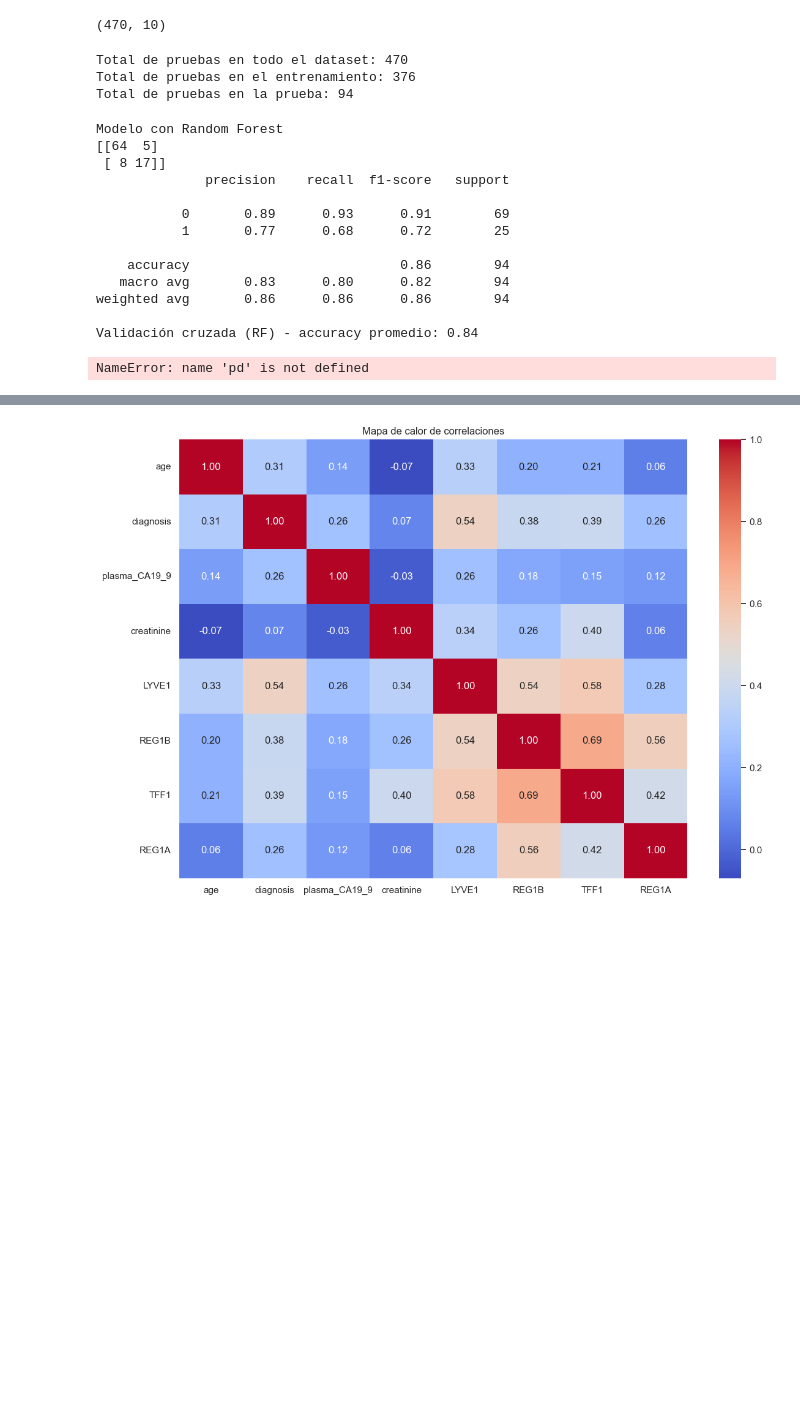
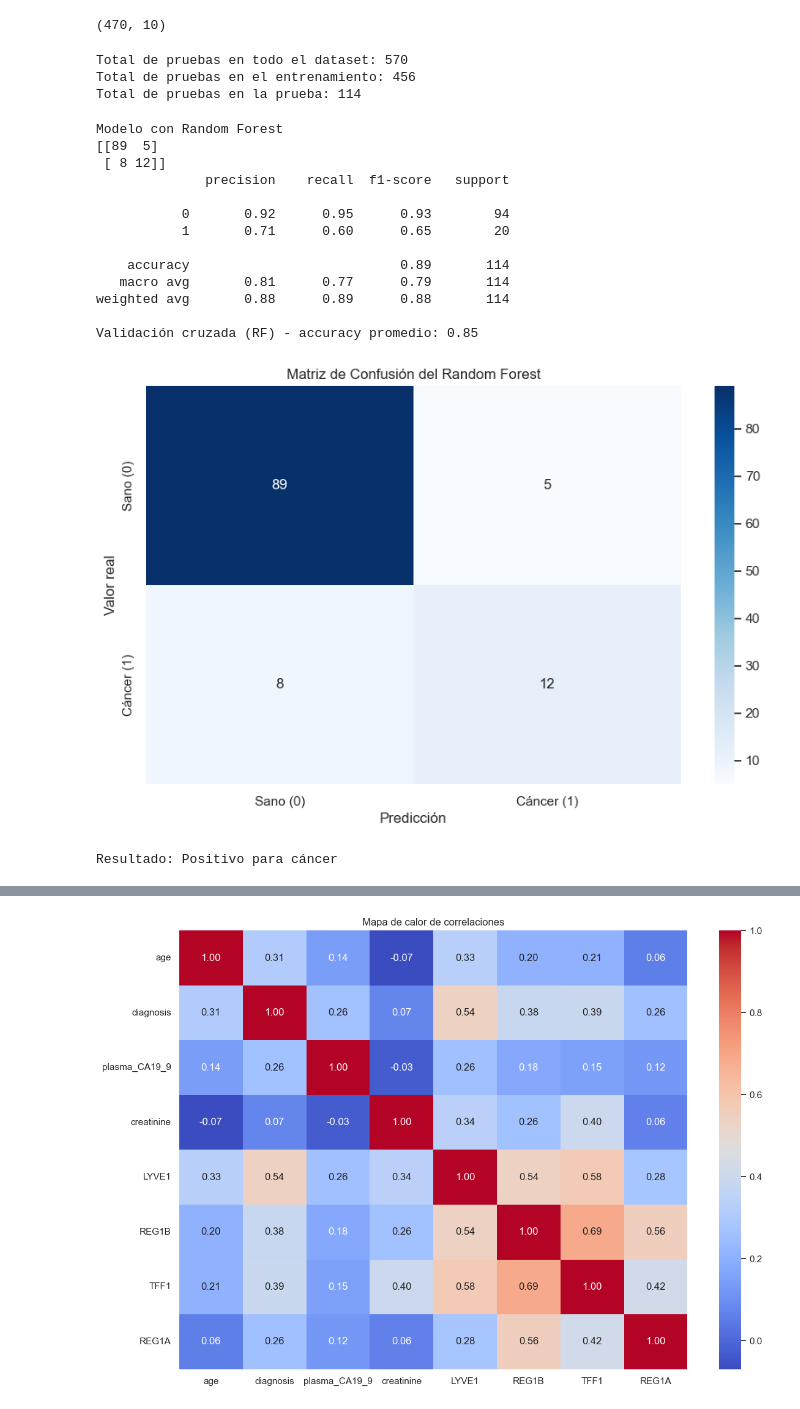
Before and after one commit to Pepe08tn/Proyecto-PIA-2025, a Jupyter notebook: notebooks/note.ipynb, the cells around one changed output, grey strips where cells are left out. Cells and saved outputs as stored; diff of their text form; code cells hidden in the pictures; blank space fills up the shorter version.

```diff
--- a/notebooks/note.ipynb
+++ b/notebooks/note.ipynb
@@ -227,10 +220,25 @@ new_df = df[mask]
 new_df.shape
 # %% [output]
 (470, 10)
+# %%
+nuevos_datos_para_entrenamineto = pd.DataFrame({
+    'age': np.random.normal(65, 10, 100),
+    'plasma_CA19_9': np.random.normal(80, 50, 100),
+    'creatinine': np.random.normal(0.9, 0.2, 100),
+    'LYVE1': np.random.normal(1.5, 0.3, 100),
+    'REG1B': np.random.normal(60, 20, 100),
+    'TFF1': np.random.normal(600, 200, 100),
+    'REG1A': np.random.normal(1200, 400, 100),
+    'sex_F': np.random.choice([True, False], 100)
+})
+nuevos_datos_para_entrenamineto['sex_M'] = ~nuevos_datos_para_entrenamineto['sex_F']
+nuevos_datos_para_entrenamineto['diagnosis'] = np.random.choice([0, 1], size=100, p=[0.9, 0.1])
 # %%
 # División de datos corregida
-X = new_df.drop(["diagnosis"], axis=1)
-y = new_df["diagnosis"]
+df_ampliado = pd.concat([new_df, nuevos_datos_para_entrenamineto], ignore_index=True)
+
+X = df_ampliado.drop(["diagnosis"], axis=1)
+y = df_ampliado["diagnosis"]
 
 # CORRECTO: se usa 'test_size' en lugar de 'tamano'
 x_entrenamiento, x_prueba, y_entrenamiento, y_prueba = train_test_split(X, y, test_size=0.2, random_state=60)
@@ -239,9 +247,9 @@ print(f"Total de pruebas en todo el dataset: {len(X)}")
 print(f"Total de pruebas en el entrenamiento: {len(x_entrenamiento)}")
 print(f"Total de pruebas en la prueba: {len(x_prueba)}")
 # %% [output]
-Total de pruebas en todo el dataset: 470
-Total de pruebas en el entrenamiento: 376
-Total de pruebas en la prueba: 94
+Total de pruebas en todo el dataset: 570
+Total de pruebas en el entrenamiento: 456
+Total de pruebas en la prueba: 114
 # %%
 scaler = MinMaxScaler()
 scaler.fit(x_entrenamiento)
@@ -260,18 +268,40 @@ csv_score_RandomForest =  cross_val_score(Random_forest, X, y, cv=5)
 print(f"Validación cruzada (RF) - accuracy promedio: {csv_score_RandomForest.mean():.2f}")
 # %% [output]
 Modelo con Random Forest
-[[64  5]
- [ 8 17]]
+[[89  5]
+ [ 8 12]]
               precision    recall  f1-score   support
 
-           0       0.89      0.93      0.91        69
-           1       0.77      0.68      0.72        25
+           0       0.92      0.95      0.93        94
+           1       0.71      0.60      0.65        20
 
-    accuracy                           0.86        94
-   macro avg       0.83      0.80      0.82        94
-weighted avg       0.86      0.86      0.86        94
+    accuracy                           0.89       114
+   macro avg       0.81      0.77      0.79       114
+weighted avg       0.88      0.89      0.88       114
 
-Validación cruzada (RF) - accuracy promedio: 0.84
+Validación cruzada (RF) - accuracy promedio: 0.85
+# %%
+# Matriz de confusión
+matriz = confusion_matrix(y_prueba, y_prediccion_RandomForest)
+
+# Etiquetas para el gráfico
+etiquetas = ["Sano (0)", "Cáncer (1)"]
+
+# Mppa de calor
+sns.heatmap(matriz, annot=True, fmt='d', cmap='Blues', xticklabels=etiquetas, yticklabels=etiquetas)
+plt.xlabel('Predicción')
+plt.ylabel('Valor real')
+plt.title('Matriz de Confusión del Random Forest')
+plt.show()
+
+
+#                0                   1
+#
+# 0 |   Verdadero Negativo(86)  Falso Positivo (5)
+#
+# 1 |   Falso Negativo(13)  Verdadero Positivo(10)
+# %% [output]
+[figure, added]
 # %%
 # Prueba de este modle de Random Forest
 
@@ -291,7 +321,7 @@ nuevo_paciente = nuevo_paciente[x_entrenamiento.columns]
 prediccion = Random_forest.predict(nuevo_paciente)
 print("Resultado:", "Positivo para cáncer" if prediccion[0] == 1 else "Negativo para cáncer")
 # %% [output]
-NameError: name 'pd' is not defined
+Resultado: Positivo para cáncer
 # %%
 if 'Diagnosis' in df.columns or 'diagnosis' in df.columns:
     objetivo = 'Diagnosis' if 'Diagnosis' in df.columns else 'diagnosis'
```
Also changed, not shown: parts of 3 cells of this notebook.
